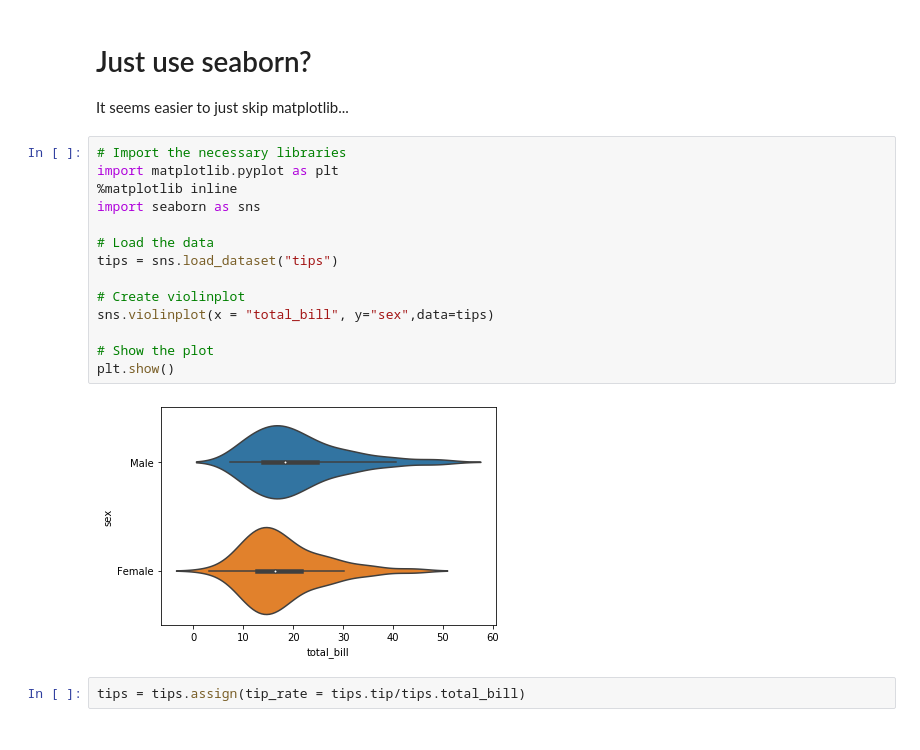
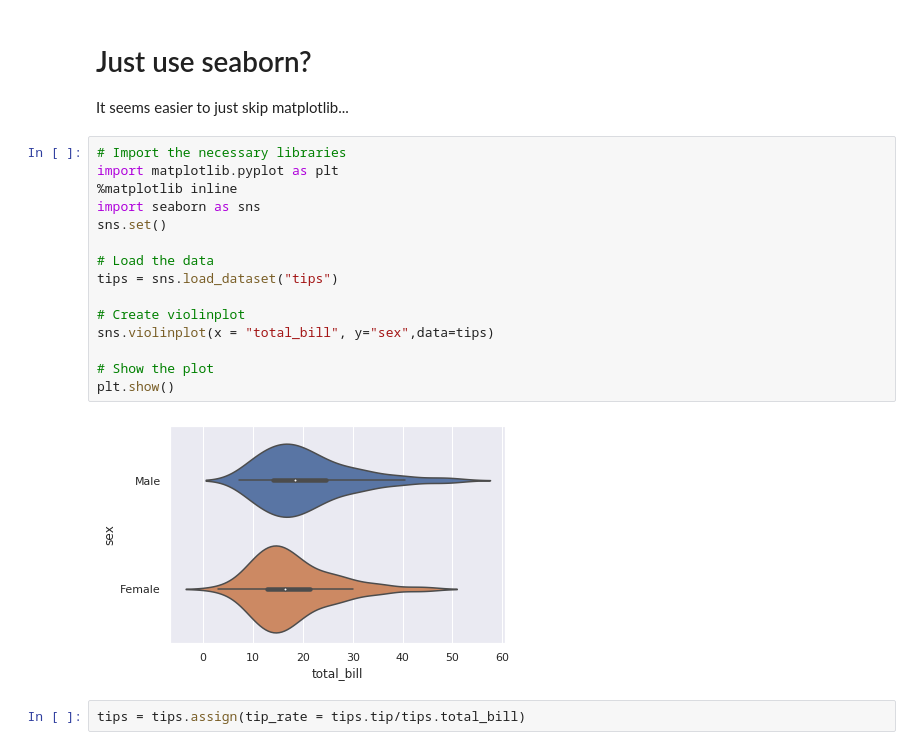
Before and after one commit to conorfrailey/MLpractice, a Jupyter notebook: Visualizations Practice.ipynb, the cells around one changed output. Drawn from its saved outputs; the diff is of its cells as text.

```diff
--- a/Visualizations Practice.ipynb
+++ b/Visualizations Practice.ipynb
@@ -4,19 +4,20 @@ It seems easier to just skip matplotlib...
 # %%
 # Import the necessary libraries
 import matplotlib.pyplot as plt
 %matplotlib inline
 import seaborn as sns
+sns.set()
 
 # Load the data
 tips = sns.load_dataset("tips")
 
 # Create violinplot
 sns.violinplot(x = "total_bill", y="sex",data=tips)
 
 # Show the plot
 plt.show()
 # %% [output]
-[figure, old version]
+[figure, new version]
 # %%
 tips = tips.assign(tip_rate = tips.tip/tips.total_bill)
 # %%
```
Also changed, not shown: parts of 8 cells of this notebook.
